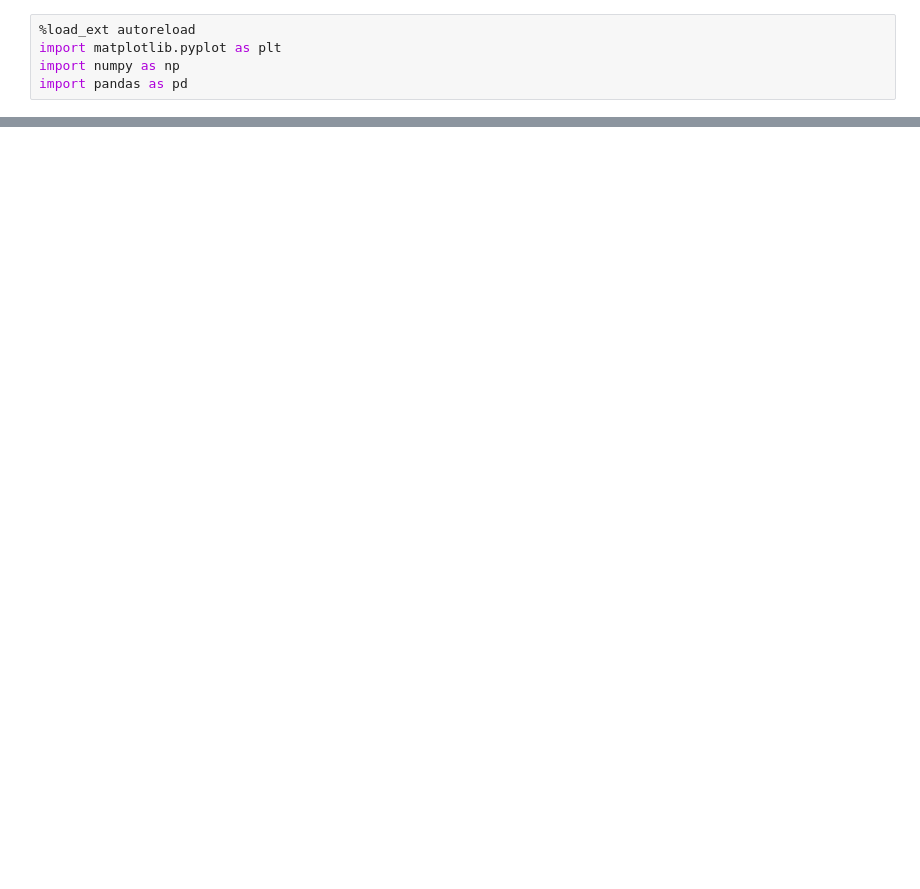
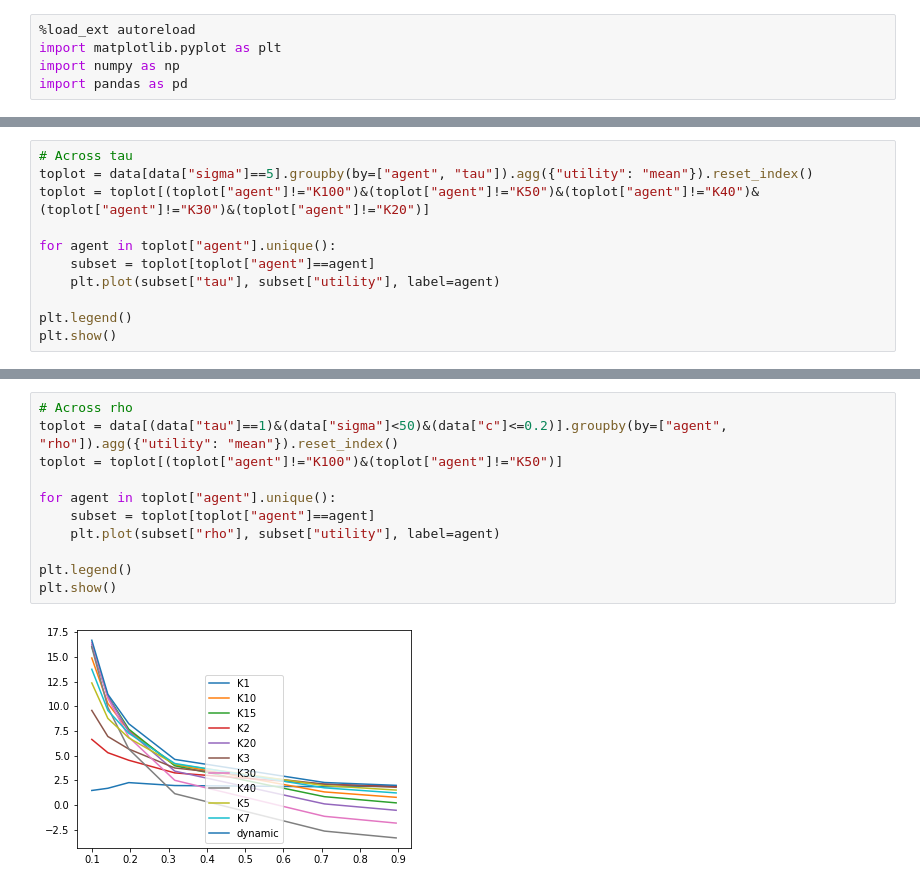
Before and after one commit to jonasalexander/thesis, a Jupyter notebook: simulation/comparison.ipynb, the cells around one changed output, grey strips where cells are left out. Cells and saved outputs as stored; diff of their text form; blank space fills up the shorter version.

```diff
--- a/simulation/comparison.ipynb
+++ b/simulation/comparison.ipynb
@@ -96,0 +147,11 @@ data.head(48)
+# %%
+# Across tau
+toplot = data[data["sigma"]==5].groupby(by=["agent", "tau"]).agg({"utility": "mean"}).reset_index()
+toplot = toplot[(toplot["agent"]!="K100")&(toplot["agent"]!="K50")&(toplot["agent"]!="K40")&(toplot["agent"]!="K30")&(toplot["agent"]!="K20")]
+
+for agent in toplot["agent"].unique():
+    subset = toplot[toplot["agent"]==agent]
+    plt.plot(subset["tau"], subset["utility"], label=agent)
+
+plt.legend()
+plt.show()
@@ -96,0 +160,13 @@ data.head(48)
+# %%
+# Across rho
+toplot = data[(data["tau"]==1)&(data["sigma"]<50)&(data["c"]<=0.2)].groupby(by=["agent", "rho"]).agg({"utility": "mean"}).reset_index()
+toplot = toplot[(toplot["agent"]!="K100")&(toplot["agent"]!="K50")]
+
+for agent in toplot["agent"].unique():
+    subset = toplot[toplot["agent"]==agent]
+    plt.plot(subset["rho"], subset["utility"], label=agent)
+
+plt.legend()
+plt.show()
+# %% [output]
+[figure, added]
```
Also changed, not shown: parts of 26 cells of this notebook.
